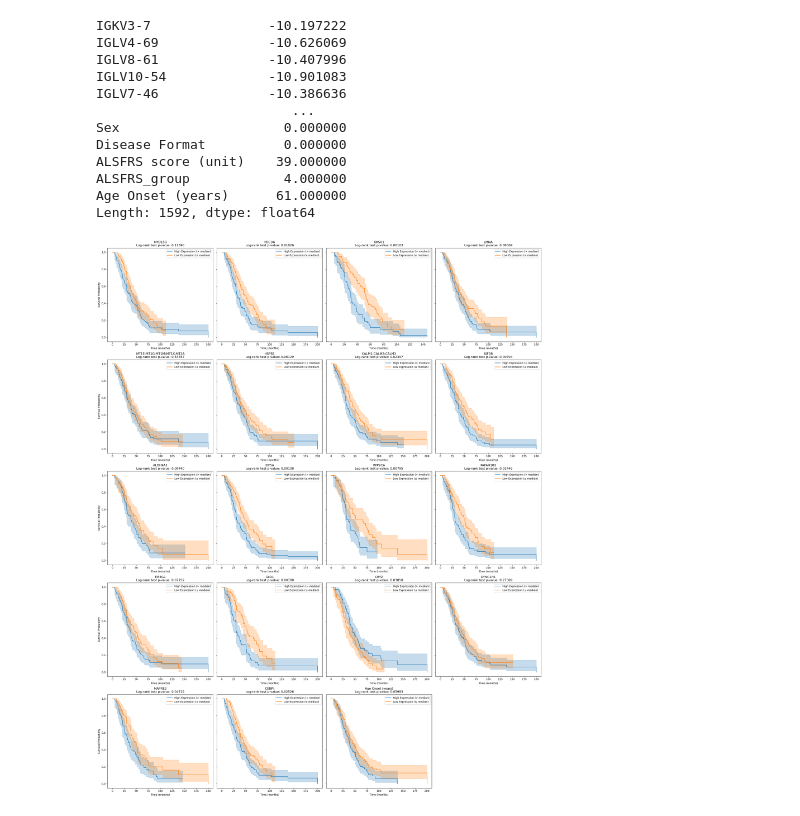
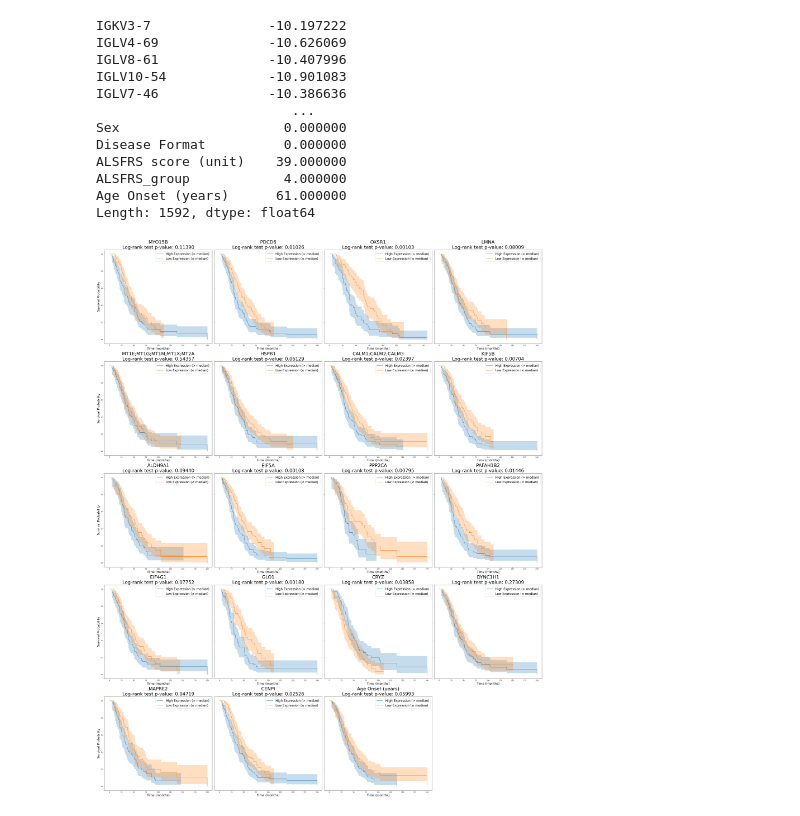
Before and after one commit to HadarKlimovski/proMALS_Prjoect, a Jupyter notebook: cox.ipynb, the cells around one changed output. Saved outputs shown, nothing was run; the diff lists cells and outputs as text; code cells hidden in the pictures.

Commit message:
Updated cox.ipynb with larger plot sizes and increased font sizes

```diff
--- a/cox.ipynb
+++ b/cox.ipynb
@@ -101,7 +114,6 @@ pd.read_csv("clinical_data_hadar.csv")
 ####provide me 19 sig results
 
 
-data = final_df
 cox_p = {}
 concordance_index = {}
 hazard_ratios = {}
@@ -225,7 +268,7 @@ num_proteins = len(MIN_FEATURES)
 num_cols = 4
 num_rows = (num_proteins + num_cols - 1) // num_cols  # Calculate the number of rows needed
 
-fig, axes = plt.subplots(nrows=num_rows, ncols=num_cols, figsize=(num_cols * 6, num_rows * 6), sharey=True)
+fig, axes = plt.subplots(nrows=num_rows, ncols=num_cols, figsize=(num_cols * 10, num_rows * 10), sharey=True)
 axes = axes.flatten()  # Flatten the axes array for easy iteration
 
 for i, protein in enumerate(MIN_FEATURES):
@@ -239,35 +282,35 @@ for i, protein in enumerate(MIN_FEATURES):
     low_group = data[data[protein] <= median_threshold]
 
     # Calculate the log-rank test p-value
     result = statistics.logrank_test(high_group['Survival_from_onset (months)'],
                                      low_group['Survival_from_onset (months)'],
                                      event_observed_A=high_group['Status dead=1'],
                                      event_observed_B=low_group['Status dead=1'])
     p_value = result.p_value
 
     # Plot high expression group
     kmf.fit(durations=high_group['Survival_from_onset (months)'],
             event_observed=high_group['Status dead=1'],
             label='High Expression (> median)')
     kmf.plot_survival_function(ax=ax)
 
     # Plot low expression group
     kmf.fit(durations=low_group['Survival_from_onset (months)'],
             event_observed=low_group['Status dead=1'],
             label='Low Expression (≤ median)')
     kmf.plot_survival_function(ax=ax)
 
-    ax.set_title(f'{protein}\nLog-rank test p-value: {p_value:.5f}')
-    ax.set_xlabel('Time (months)')
+    ax.set_title(f'{protein}\nLog-rank test p-value: {p_value:.5f}', fontsize=30)
+    ax.set_xlabel('Time (months)', fontsize=20)
     if i % num_cols == 0:
-        ax.set_ylabel('Survival Probability')
-    ax.legend()
+        ax.set_ylabel('Survival Probability', fontsize=20)
+    ax.legend(fontsize=20)
 
 # Hide any unused subplots
 for j in range(i + 1, len(axes)):
     fig.delaxes(axes[j])
 
 plt.tight_layout()
 plt.show()
 # %% [output]
-[figure, old version]
+[figure, new version]
```
Also changed, not shown: parts of 3 cells of this notebook.
